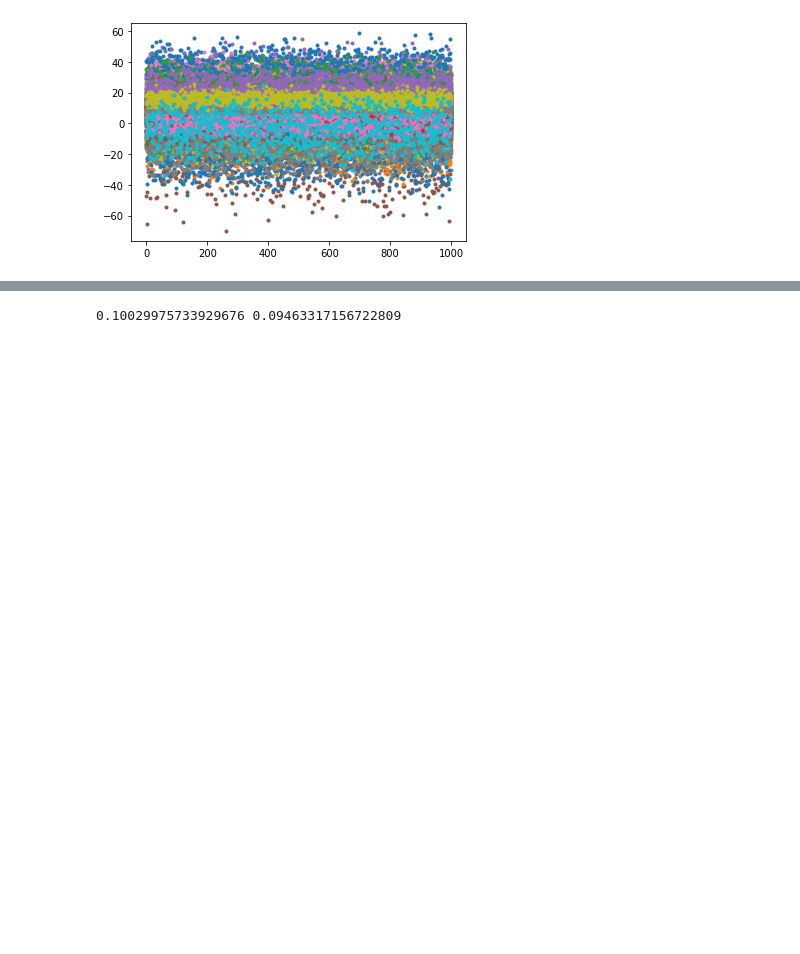
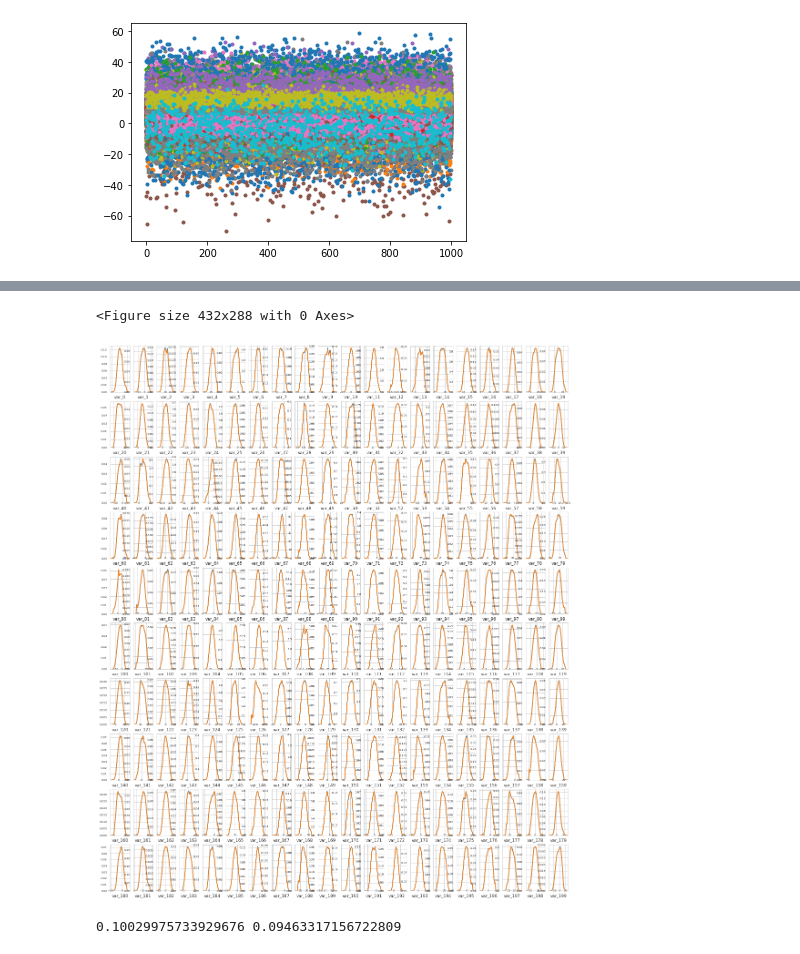
Before and after one commit to nummer1/TDT05, a Jupyter notebook: Exploration.ipynb, the cells around one changed output, grey strips where cells are left out. Saved outputs shown, nothing was run; the diff lists cells and outputs as text; code cells hidden in the pictures; blank space fills up the shorter version.

```diff
--- a/Exploration.ipynb
+++ b/Exploration.ipynb
@@ -91,3 +139,26 @@ plt.plot(X[:1000], '.')
+# %%
+def plot_feature_distribution(df1, df2, f1, f2):
+    sb.set_style('whitegrid')
+    plt.figure()
+    fig, ax = plt.subplots(10, 20, figsize=(18,22))
+
+    for i in range(len(f1)):
+        plt.subplot(10, 20 ,i+1)
+        sb.distplot(df1[f1[i]], hist=False)
+        sb.distplot(df2[f2[i]], hist=False)
+        plt.xlabel(f2[i], fontsize=9)
+        locs, labels = plt.xticks()
+        plt.tick_params(axis='x', which='major', labelsize=6, pad=-6)
+        plt.tick_params(axis='y', which='major', labelsize=6)
+    plt.show();
+# %%
+f1 = train.columns.values[2:202]
+f2 = test.columns.values[1:201]
+plot_feature_distribution(train, test, f1, f2)
+# train and test data looks similar
+# %% [output]
+<Figure size 432x288 with 0 Axes>
+[figure, added]
 # %%
 x_train, x_val, y_train, y_val = train_test_split(X, Y, test_size=0.10, random_state=42)
 # %%
```
Also changed, not shown: parts of 18 cells of this notebook.
